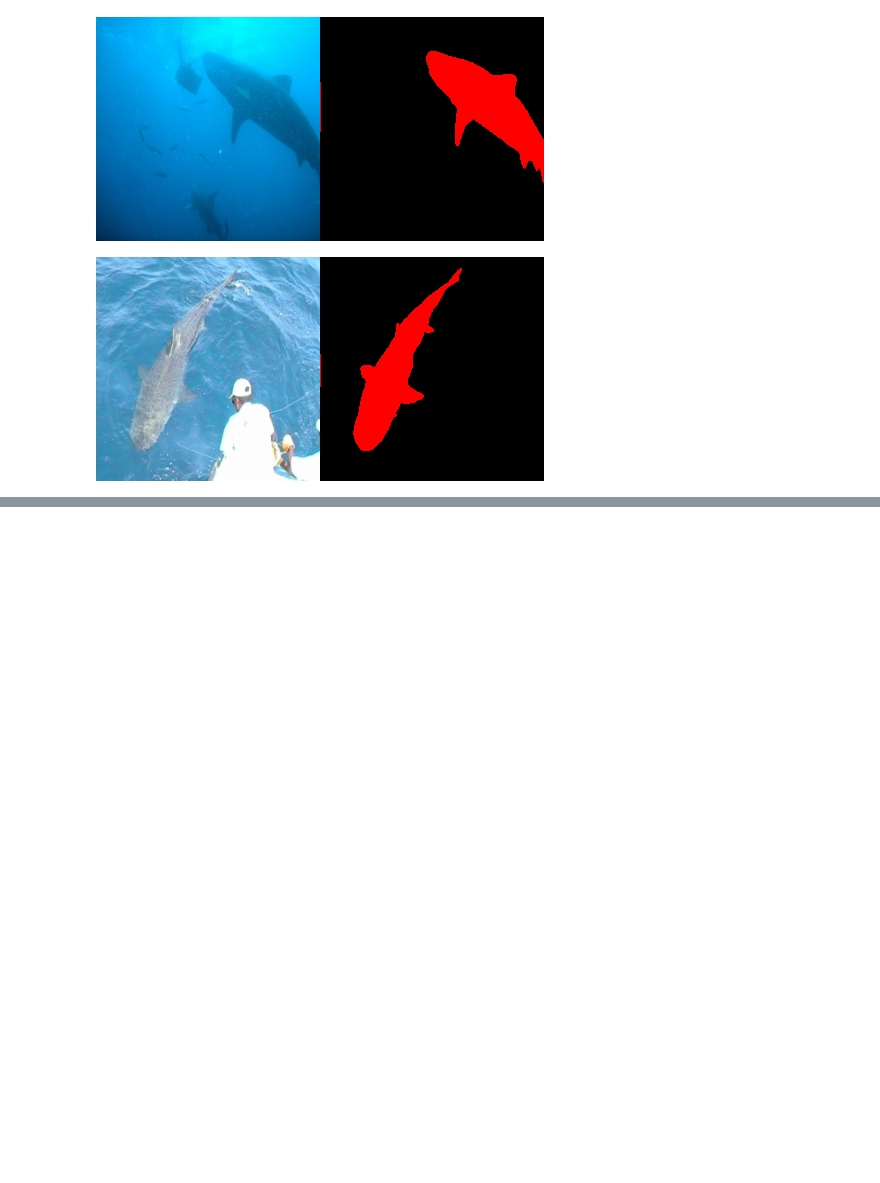
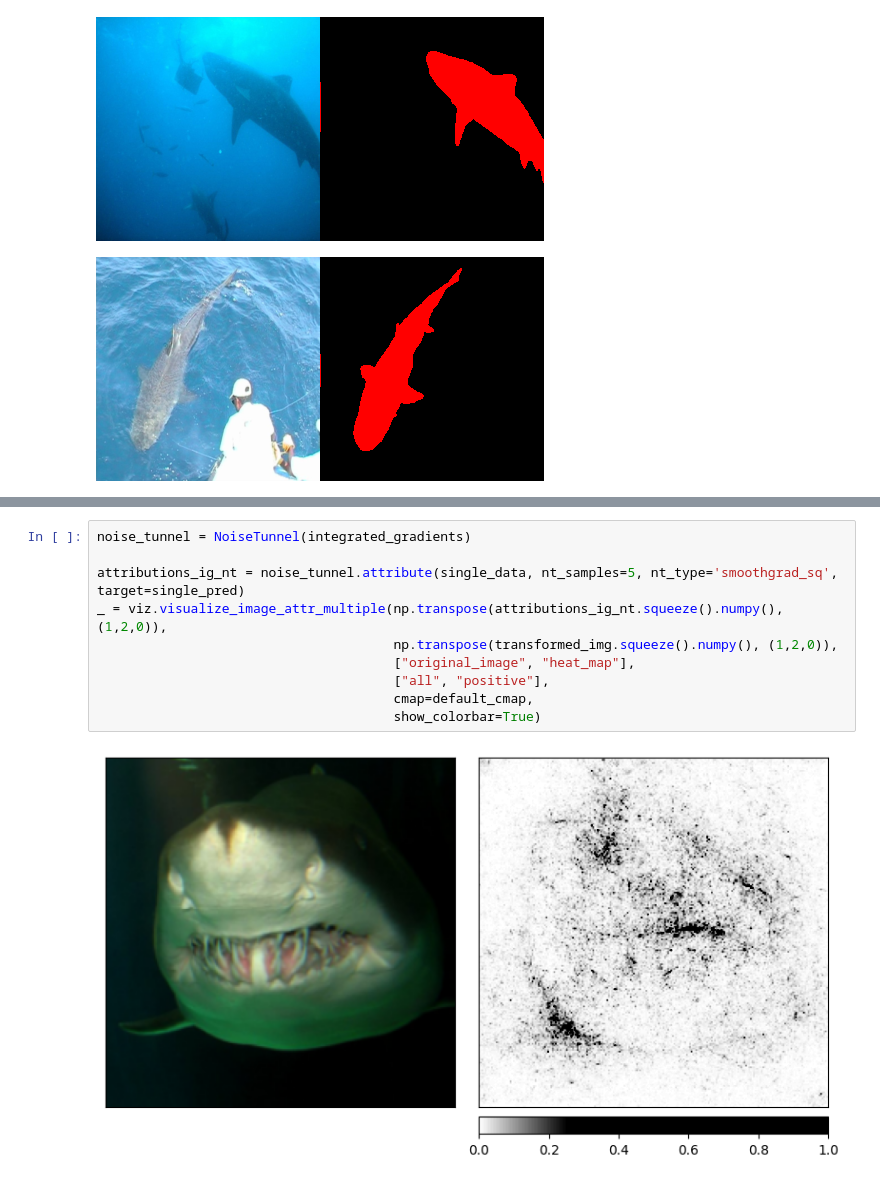
Before and after one commit to MattS0000/XAI_ensemblings_BS_MS, a Jupyter notebook: Functionalities_showcase.ipynb, the cells around one changed output, grey strips where cells are left out. Saved outputs shown, nothing was run; the diff lists cells and outputs as text; blank space fills up the shorter version.

```diff
--- a/Functionalities_showcase.ipynb
+++ b/Functionalities_showcase.ipynb
@@ -56,0 +164,12 @@ torch.Size([10, 3, 224, 224])
+# %%
+noise_tunnel = NoiseTunnel(integrated_gradients)
+
+attributions_ig_nt = noise_tunnel.attribute(single_data, nt_samples=5, nt_type='smoothgrad_sq', target=single_pred)
+_ = viz.visualize_image_attr_multiple(np.transpose(attributions_ig_nt.squeeze().numpy(), (1,2,0)),
+                                      np.transpose(transformed_img.squeeze().numpy(), (1,2,0)),
+                                      ["original_image", "heat_map"],
+                                      ["all", "positive"],
+                                      cmap=default_cmap,
+                                      show_colorbar=True)
+# %% [output]
+[figure, added]
```
Also changed, not shown: parts of 25 cells of this notebook.
